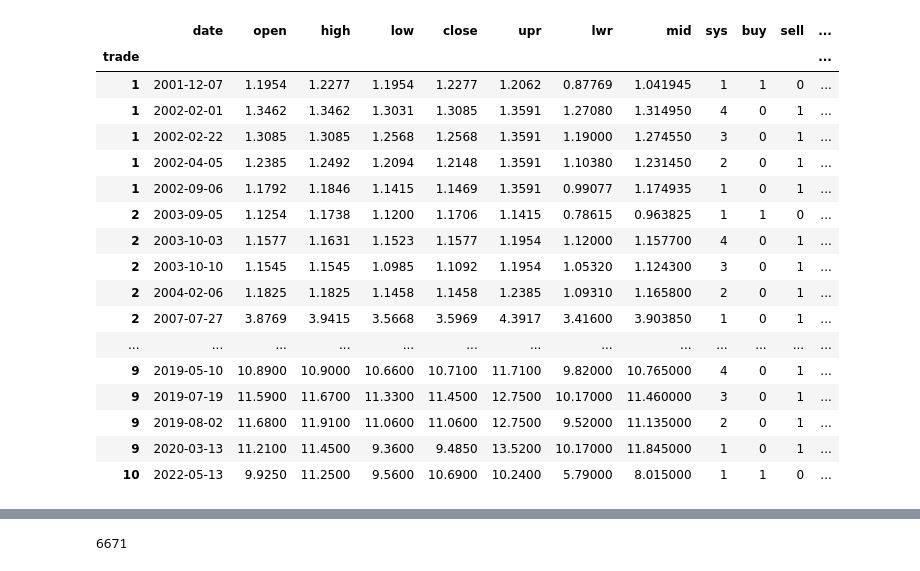
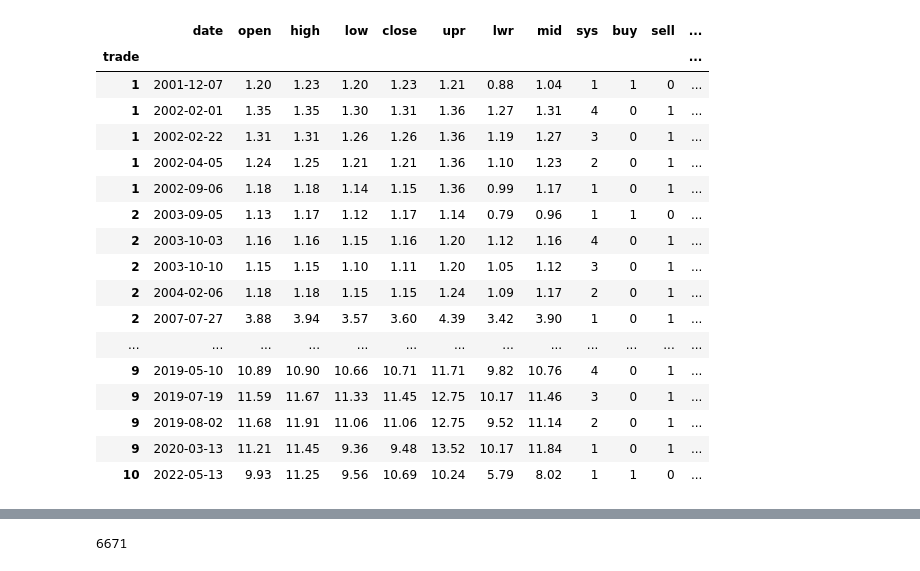
Before and after one commit to SwedishChef01/vigilant-journey, a Jupyter notebook: Donchian.ipynb, the cells around one changed output, grey strips where cells are left out. Saved outputs shown, nothing was run; the diff lists cells and outputs as text; code cells hidden in the pictures.

```diff
--- a/Donchian.ipynb
+++ b/Donchian.ipynb
@@ -156,10 +156,10 @@ for index, row in td.iterrows():
     if row['entry'] == 1:
         cost = row['cost']
     elif row['exit'] == 1:
-        td.at[index, 'cost'] = (cost / 4).round(2)
+        td.at[index, 'cost'] = (cost / 4)
 # %%
 # Value (sell).
-td['value'] = np.where(td.exit == 1, ((td.close * td.shares) - td.charges).round(2), 0)
+td['value'] = np.where(td.exit == 1, ((td.close * td.shares) - td.charges), 0)
 # %%
 # Profit.
 td['profit'] = np.where(td.exit == 1, td.value - td.cost, 0)
@@ -168,7 +168,7 @@ td['profit'] = np.where(td.exit == 1, td.value - td.cost, 0)
 td['profit_cum'] = td.profit.cumsum()
 # %%
 # Percentage return.
-td['pct'] = np.where(td.exit == 1, ((td.profit / td.cost) * 100).round(1), 0)
+td['pct'] = np.where(td.exit == 1, ((td.profit / td.cost) * 100), 0)
 # %%
 # Trade duration.
 td['days'] = 0
@@ -181,32 +181,32 @@ td.days = td.days.astype('timedelta64[D]')
 td.days = td.days.dt.days
 # %%
 # Annual percentage return.
-td['annual'] = ((np.power(1 + td.profit / td.cost, (365 / td.days)) - 1) * 100).round(1)
+td['annual'] = ((np.power(1 + td.profit / td.cost, (365 / td.days)) - 1) * 100)
 # %%
 # Trade list indexed by trade.
 td['trade'] = td.state.cumsum()
 td = td.reset_index()
 td = td.set_index('trade')
-td
+td.round(2)
 # %% [output]
 |  | date | open | high | low | close | upr | lwr | mid | sys | buy | sell | ... |
 | trade |  |  |  |  |  |  |  |  |  |  |  | ... |
-| 1 | 2001-12-07 | 1.1954 | 1.2277 | 1.1954 | 1.2277 | 1.2062 | 0.87769 | 1.041945 | 1 | 1 | 0 | ... |
-| 1 | 2002-02-01 | 1.3462 | 1.3462 | 1.3031 | 1.3085 | 1.3591 | 1.27080 | 1.314950 | 4 | 0 | 1 | ... |
-| 1 | 2002-02-22 | 1.3085 | 1.3085 | 1.2568 | 1.2568 | 1.3591 | 1.19000 | 1.274550 | 3 | 0 | 1 | ... |
-| 1 | 2002-04-05 | 1.2385 | 1.2492 | 1.2094 | 1.2148 | 1.3591 | 1.10380 | 1.231450 | 2 | 0 | 1 | ... |
-| 1 | 2002-09-06 | 1.1792 | 1.1846 | 1.1415 | 1.1469 | 1.3591 | 0.99077 | 1.174935 | 1 | 0 | 1 | ... |
-| 2 | 2003-09-05 | 1.1254 | 1.1738 | 1.1200 | 1.1706 | 1.1415 | 0.78615 | 0.963825 | 1 | 1 | 0 | ... |
-| 2 | 2003-10-03 | 1.1577 | 1.1631 | 1.1523 | 1.1577 | 1.1954 | 1.12000 | 1.157700 | 4 | 0 | 1 | ... |
-| 2 | 2003-10-10 | 1.1545 | 1.1545 | 1.0985 | 1.1092 | 1.1954 | 1.05320 | 1.124300 | 3 | 0 | 1 | ... |
-| 2 | 2004-02-06 | 1.1825 | 1.1825 | 1.1458 | 1.1458 | 1.2385 | 1.09310 | 1.165800 | 2 | 0 | 1 | ... |
-| 2 | 2007-07-27 | 3.8769 | 3.9415 | 3.5668 | 3.5969 | 4.3917 | 3.41600 | 3.903850 | 1 | 0 | 1 | ... |
+| 1 | 2001-12-07 | 1.20 | 1.23 | 1.20 | 1.23 | 1.21 | 0.88 | 1.04 | 1 | 1 | 0 | ... |
+| 1 | 2002-02-01 | 1.35 | 1.35 | 1.30 | 1.31 | 1.36 | 1.27 | 1.31 | 4 | 0 | 1 | ... |
+| 1 | 2002-02-22 | 1.31 | 1.31 | 1.26 | 1.26 | 1.36 | 1.19 | 1.27 | 3 | 0 | 1 | ... |
+| 1 | 2002-04-05 | 1.24 | 1.25 | 1.21 | 1.21 | 1.36 | 1.10 | 1.23 | 2 | 0 | 1 | ... |
+| 1 | 2002-09-06 | 1.18 | 1.18 | 1.14 | 1.15 | 1.36 | 0.99 | 1.17 | 1 | 0 | 1 | ... |
+| 2 | 2003-09-05 | 1.13 | 1.17 | 1.12 | 1.17 | 1.14 | 0.79 | 0.96 | 1 | 1 | 0 | ... |
+| 2 | 2003-10-03 | 1.16 | 1.16 | 1.15 | 1.16 | 1.20 | 1.12 | 1.16 | 4 | 0 | 1 | ... |
+| 2 | 2003-10-10 | 1.15 | 1.15 | 1.10 | 1.11 | 1.20 | 1.05 | 1.12 | 3 | 0 | 1 | ... |
+| 2 | 2004-02-06 | 1.18 | 1.18 | 1.15 | 1.15 | 1.24 | 1.09 | 1.17 | 2 | 0 | 1 | ... |
+| 2 | 2007-07-27 | 3.88 | 3.94 | 3.57 | 3.60 | 4.39 | 3.42 | 3.90 | 1 | 0 | 1 | ... |
 | ... | ... | ... | ... | ... | ... | ... | ... | ... | ... | ... | ... | ... |
-| 9 | 2019-05-10 | 10.8900 | 10.9000 | 10.6600 | 10.7100 | 11.7100 | 9.82000 | 10.765000 | 4 | 0 | 1 | ... |
-| 9 | 2019-07-19 | 11.5900 | 11.6700 | 11.3300 | 11.4500 | 12.7500 | 10.17000 | 11.460000 | 3 | 0 | 1 | ... |
-| 9 | 2019-08-02 | 11.6800 | 11.9100 | 11.0600 | 11.0600 | 12.7500 | 9.52000 | 11.135000 | 2 | 0 | 1 | ... |
-| 9 | 2020-03-13 | 11.2100 | 11.4500 | 9.3600 | 9.4850 | 13.5200 | 10.17000 | 11.845000 | 1 | 0 | 1 | ... |
-| 10 | 2022-05-13 | 9.9250 | 11.2500 | 9.5600 | 10.6900 | 10.2400 | 5.79000 | 8.015000 | 1 | 1 | 0 | ... |
+| 9 | 2019-05-10 | 10.89 | 10.90 | 10.66 | 10.71 | 11.71 | 9.82 | 10.76 | 4 | 0 | 1 | ... |
+| 9 | 2019-07-19 | 11.59 | 11.67 | 11.33 | 11.45 | 12.75 | 10.17 | 11.46 | 3 | 0 | 1 | ... |
+| 9 | 2019-08-02 | 11.68 | 11.91 | 11.06 | 11.06 | 12.75 | 9.52 | 11.14 | 2 | 0 | 1 | ... |
+| 9 | 2020-03-13 | 11.21 | 11.45 | 9.36 | 9.48 | 13.52 | 10.17 | 11.84 | 1 | 0 | 1 | ... |
+| 10 | 2022-05-13 | 9.93 | 11.25 | 9.56 | 10.69 | 10.24 | 5.79 | 8.02 | 1 | 1 | 0 | ... |
 # %%
 # Trade summary.
 tds = trade_summary(td)
```
Also changed, not shown: parts of 8 cells of this notebook, 4 other files.
